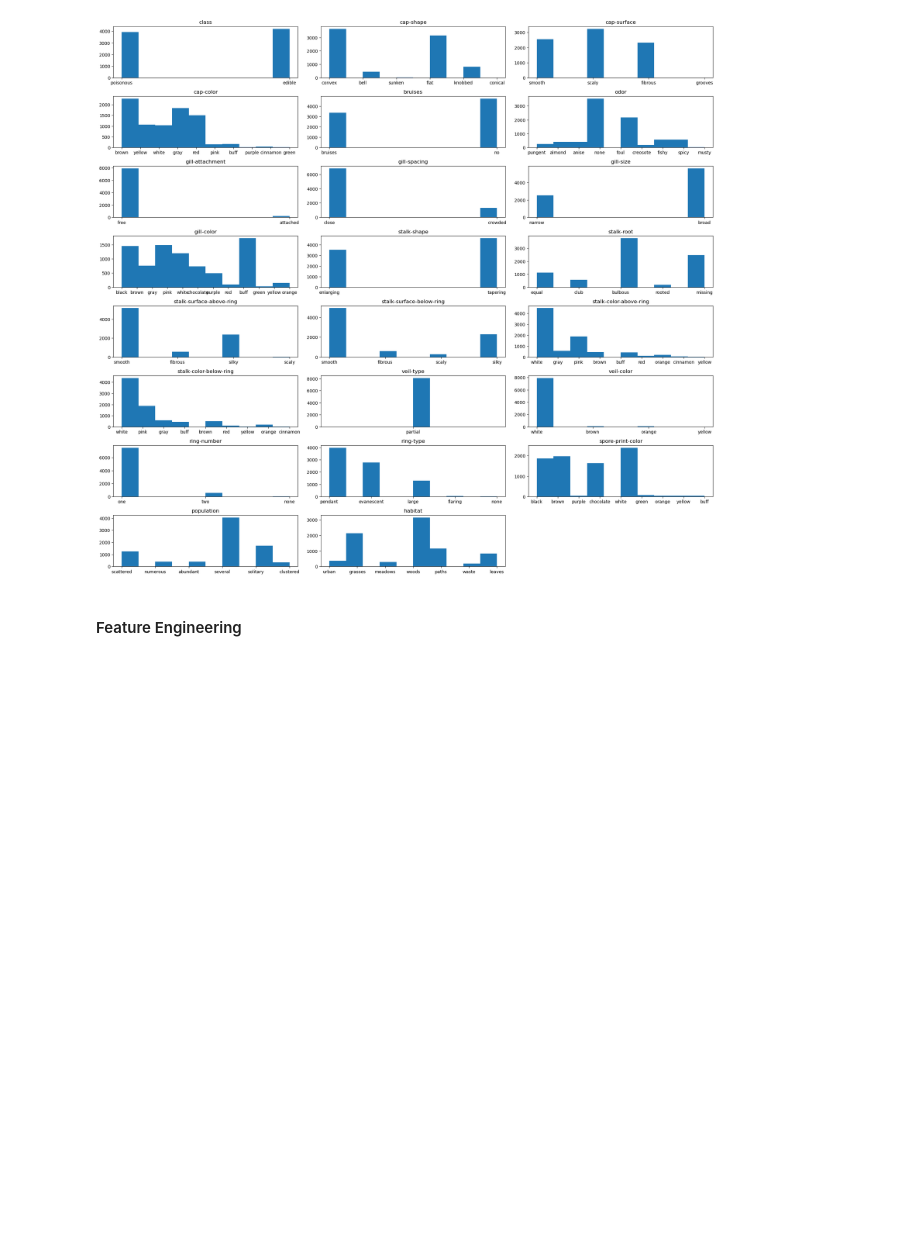
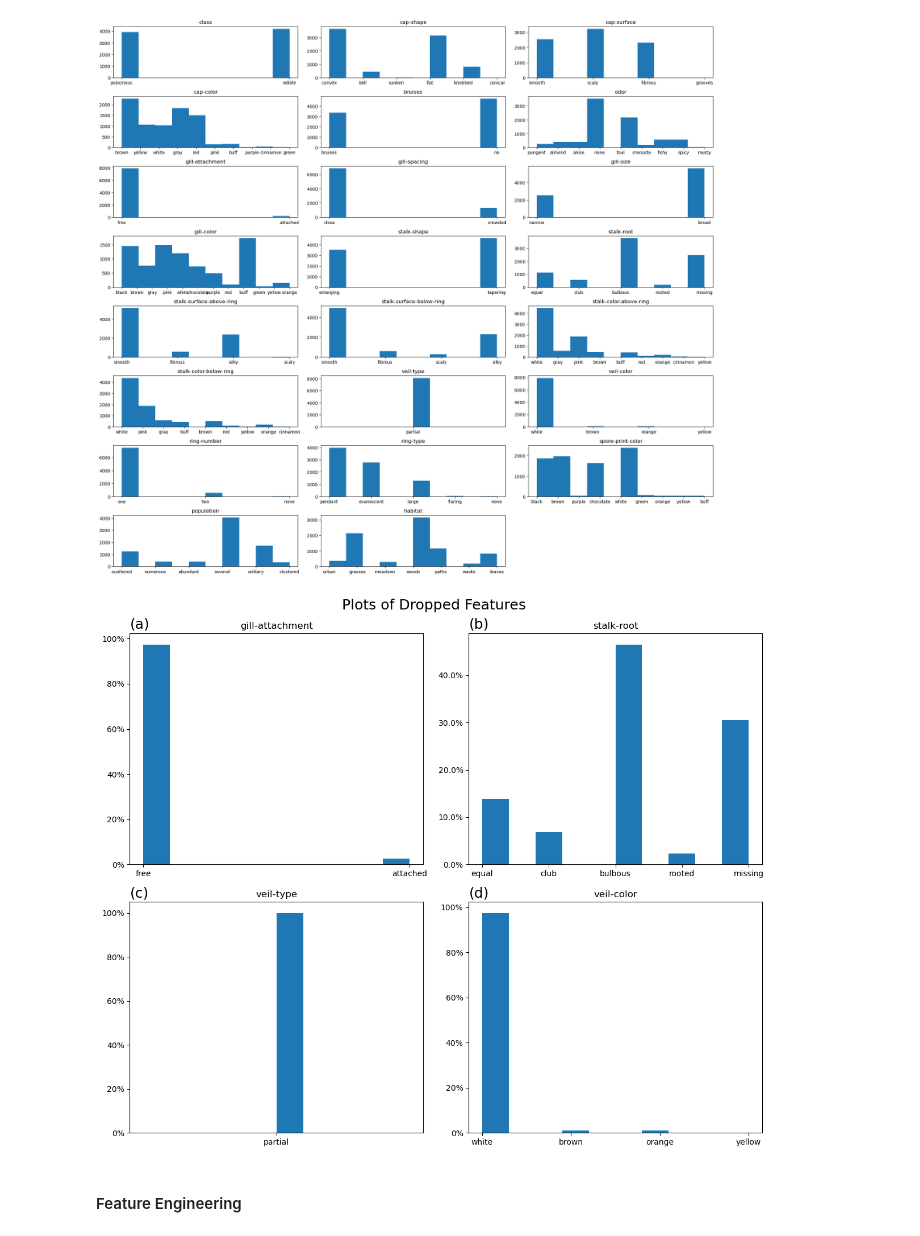
Before and after one commit to dharora/ECS171GroupProject, a Jupyter notebook: project.ipynb, the cells around one changed output. Cells and saved outputs as stored; diff of their text form; code cells hidden in the pictures; blank space fills up the shorter version.

Commit message:
Add EDA plot code + save plot as image

```diff
--- a/project.ipynb
+++ b/project.ipynb
@@ -126,6 +126,28 @@ plt.show()
 Poisonous mushrooms: 3916 (48.2%)
 Edible mushrooms: 4208 (51.8%)
 [figure]
+# %%
+# Highlighting the plots of the features we'll drop
+# to showcase as figures in our plot
+from matplotlib.ticker import PercentFormatter
+
+plt.figure(figsize=(12, 10), layout='constrained')
+plt.suptitle('Plots of Dropped Features', fontsize='18')
+features_to_plot = ['gill-attachment', 'stalk-root', 'veil-type', 'veil-color']
+annotations = ['(a)', '(b)', '(c)', '(d)']
+
+
+for i, feature in enumerate(features_to_plot, 1):
+    plt.subplot(2, 2, i)
+    plt.title(feature)
+    plt.hist(df[feature], weights=np.ones(len(df[feature])) / len(df[feature]))
+    plt.gca().yaxis.set_major_formatter(PercentFormatter(1))
+    plt.title(annotations[i-1], loc='left', fontsize='18')
+
+plt.tight_layout()
+plt.show()
+# %% [output]
+[figure, added]
 # %% [markdown]
 #### Feature Engineering
 # %%
```
Also changed, not shown: parts of 1 cell of this notebook, 1 other file.
